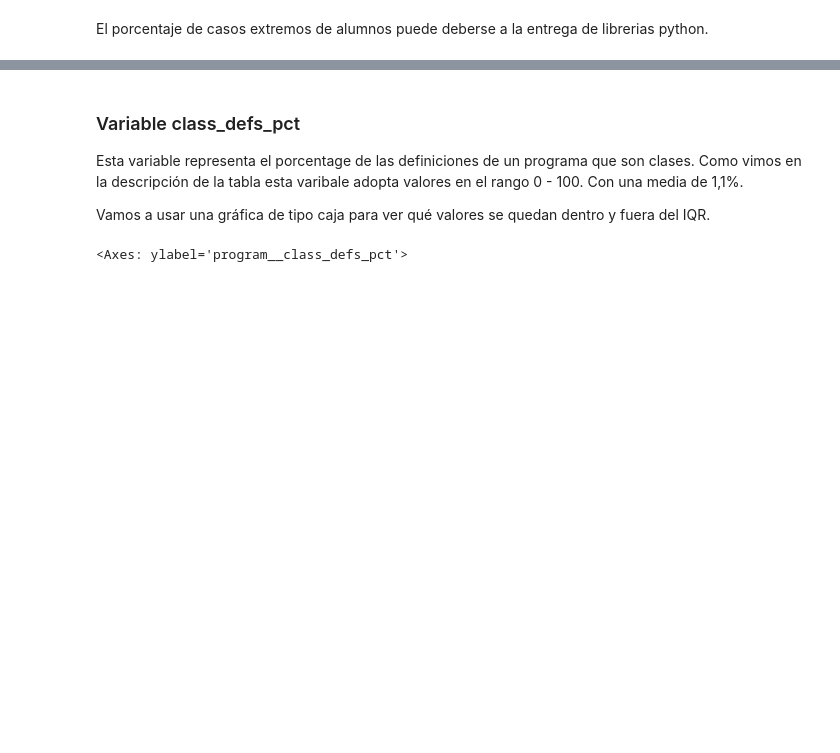
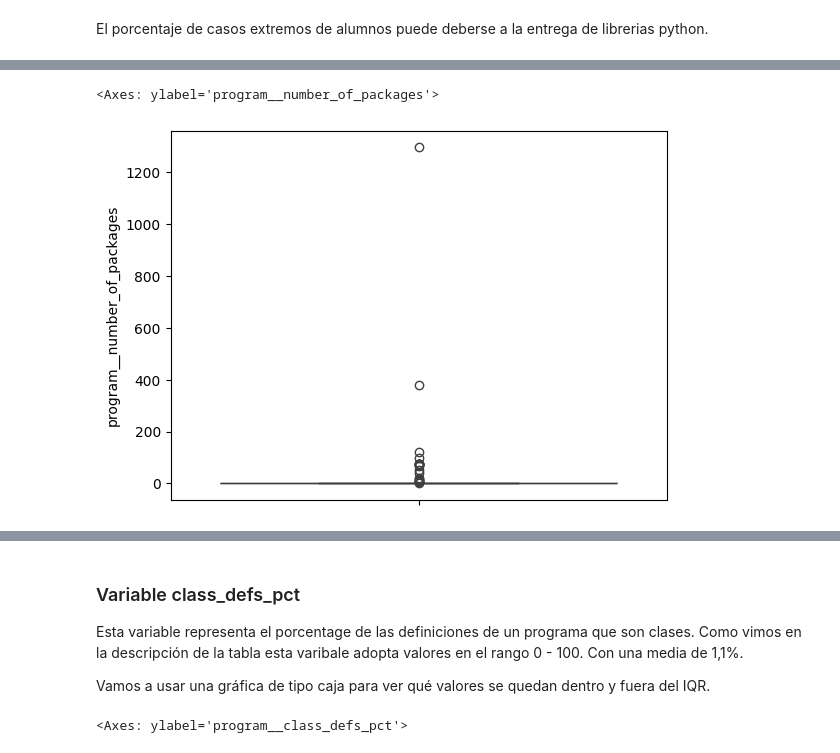
Before and after one commit to UO284262/PythonSourceCodeAnalysis, a Jupyter notebook: notebooks/01_programs.ipynb, the cells around one changed output, grey strips where cells are left out. Drawn from its saved outputs; the diff is of its cells as text; code cells hidden in the pictures; blank space fills up the shorter version.

```diff
--- a/notebooks/01_programs.ipynb
+++ b/notebooks/01_programs.ipynb
@@ -361,0 +406,5 @@ El porcentaje de casos extremos de alumnos puede deberse a la entrega de libreri
+# %%
+sns.boxplot(X['program__number_of_packages'])
+# %% [output]
+<Axes: ylabel='program__number_of_packages'>
+[figure, added]
```
Also changed, not shown: parts of 31 cells of this notebook.
